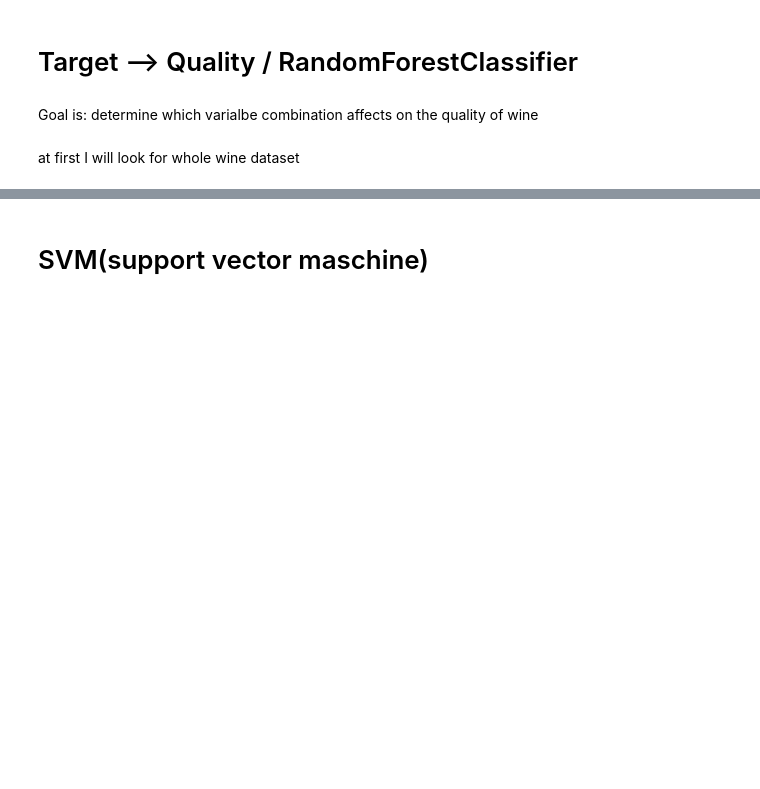
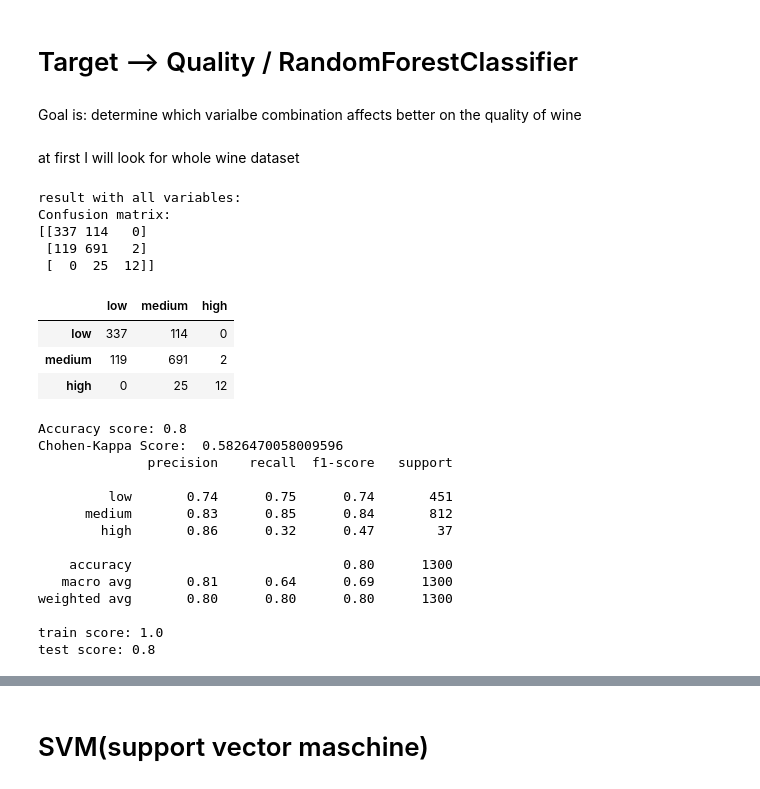
Before and after one commit to satomi26/Project-2, a Jupyter notebook: maschine_learning_modell.ipynb, the cells around one changed output, grey strips where cells are left out. Drawn from its saved outputs; the diff is of its cells as text; code cells hidden in the pictures; blank space fills up the shorter version.

```diff
--- a/maschine_learning_modell.ipynb
+++ b/maschine_learning_modell.ipynb
@@ -895,6 +1015,55 @@ weighted avg       0.98      0.98      0.98      1300
 # %% [markdown]
 # Target --> Quality / RandomForestClassifier
 # %% [markdown]
-Goal is: determine which varialbe combination affects on the quality of wine
+Goal is: determine which varialbe combination affects better on the quality of wine
 # %% [markdown]
 at first I will look for whole wine dataset
+# %%
+from sklearn.ensemble import RandomForestClassifier
+
+X = df[["fixed acidity", "volatile acidity", "citric acid", "residual sugar", "chlorides", "free sulfur dioxide",
+               "total sulfur dioxide", "density", "pH", "sulphates", "alcohol"]]
+y = df["quality_label"]
+X_train, X_test, y_train, y_test = train_test_split(X, y, test_size=0.2, random_state=42)
+
+rf = RandomForestClassifier(random_state=42)
+rf.fit(X_train, y_train)
+pred_rf = rf.predict(X_test)
+kappa = cohen_kappa_score(pred_rf, y_test)
+print("result with all variables: ")
+print("Confusion matrix:")
+print(confusion_matrix(y_test, pred_rf))
+labels = np.unique(y_test)
+a = confusion_matrix(y_test, pred_rf, labels=labels)
+a = pd.DataFrame(a, index=("low", "medium", "high"), columns=("low", "medium", "high"))
+display(a)
+print("Accuracy score:", accuracy_score(y_test, pred_rf))
+print(f"Chohen-Kappa Score: ", kappa)
+print(classification_report(y_test, pred_rf, target_names=["low","medium", "high"]))
+
+print(f"train score: {rf.score(X_train, y_train)}")
+print(f"test score: {rf.score(X_test, y_test)}")
+# %% [output]
+result with all variables:
+Confusion matrix:
+[[337 114   0]
+ [119 691   2]
+ [  0  25  12]]
+|  | low | medium | high |
+| low | 337 | 114 | 0 |
+| medium | 119 | 691 | 2 |
+| high | 0 | 25 | 12 |
+Accuracy score: 0.8
+Chohen-Kappa Score:  0.5826470058009596
+              precision    recall  f1-score   support
+
+         low       0.74      0.75      0.74       451
+      medium       0.83      0.85      0.84       812
+        high       0.86      0.32      0.47        37
+
+    accuracy                           0.80      1300
+   macro avg       0.81      0.64      0.69      1300
+weighted avg       0.80      0.80      0.80      1300
+
+train score: 1.0
+test score: 0.8
```
Also changed, not shown: parts of 58 cells of this notebook, 1 other file.
